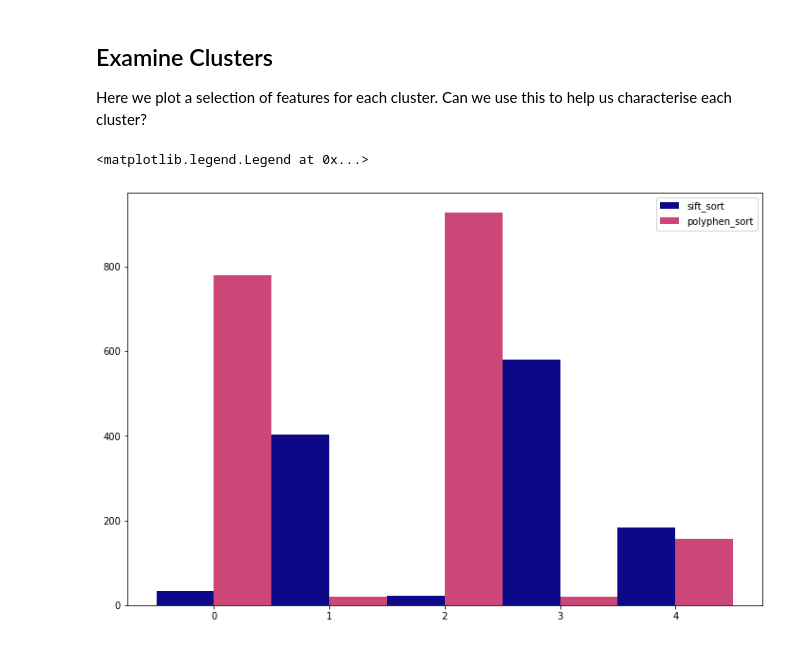
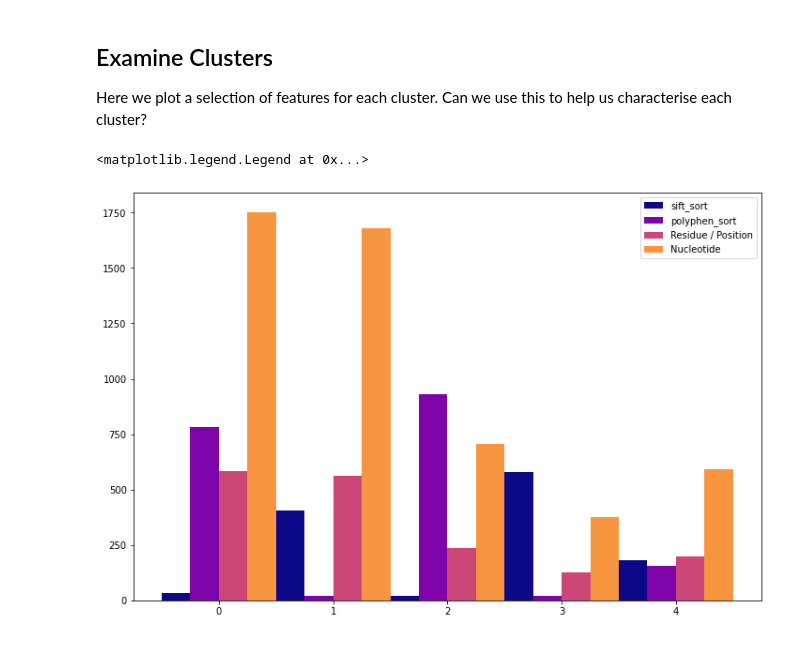
Before and after one commit to FabioRovai/DSAssignment3, a Jupyter notebook: beluu.ipynb, the cells around one changed output. Saved outputs shown, nothing was run; the diff lists cells and outputs as text; code cells hidden in the pictures.

```diff
--- a/beluu.ipynb
+++ b/beluu.ipynb
@@ -220,32 +220,32 @@ Here we plot a selection of features for each cluster. Can we use this to help u
 # %%
 #Add cluster labels as extra column in dataframe
 labels = kmeans.predict(x_less_dimensions)
 df["cluster"] = labels
 
 #Pick some features to plot
 
-features = ['sift_sort','polyphen_sort']
+features = ['sift_sort','polyphen_sort','Residue / Position','Nucleotide']
 
 
 
 #'Residue / Position','Nucleotide','vf','Codons Variant Position','sift_sort','SIFT','polyphen_sort','PolyPhen','cadd_sort','CADD'
 
 
 plt.figure(figsize=(12, 8))
 
 cmap = plt.cm.get_cmap('plasma')
 #Iterate through features
 for index, f in enumerate(features):
     #Get mean for each feature for each cluster
     data = [np.mean(df[df["cluster"]==i][f]) for i in range(k)]
 
     width = 1/(len(features))
     x_vals = np.arange(len(data)) + (width*index) - 0.5 + width/2
 
     #Plot this feature for each cluster
     plt.bar(x_vals, data, width = width, label = f, color = cmap(index/len(features)))
 
 plt.legend()
 # %% [output]
 <matplotlib.legend.Legend at 0x...>
-[figure, old version]
+[figure, new version]
```
Also changed, not shown: parts of 1 cell of this notebook.
